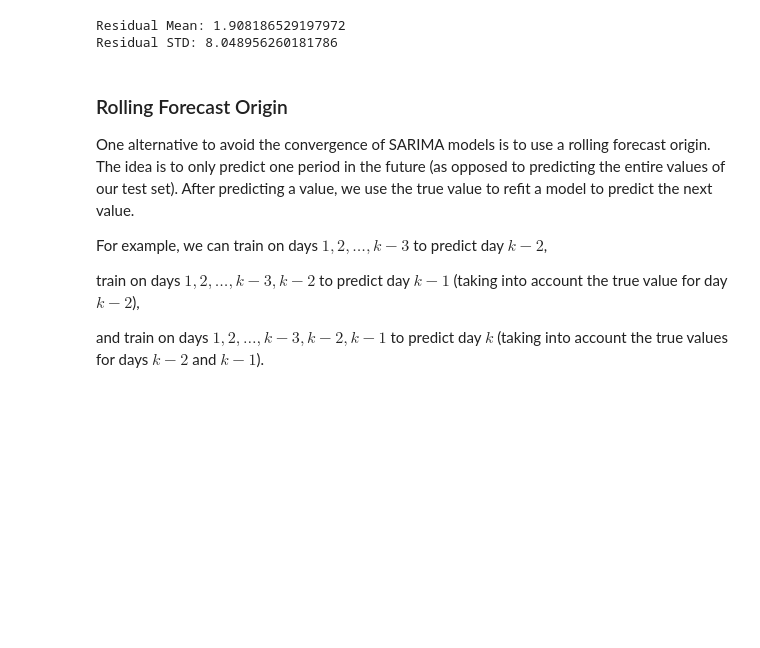
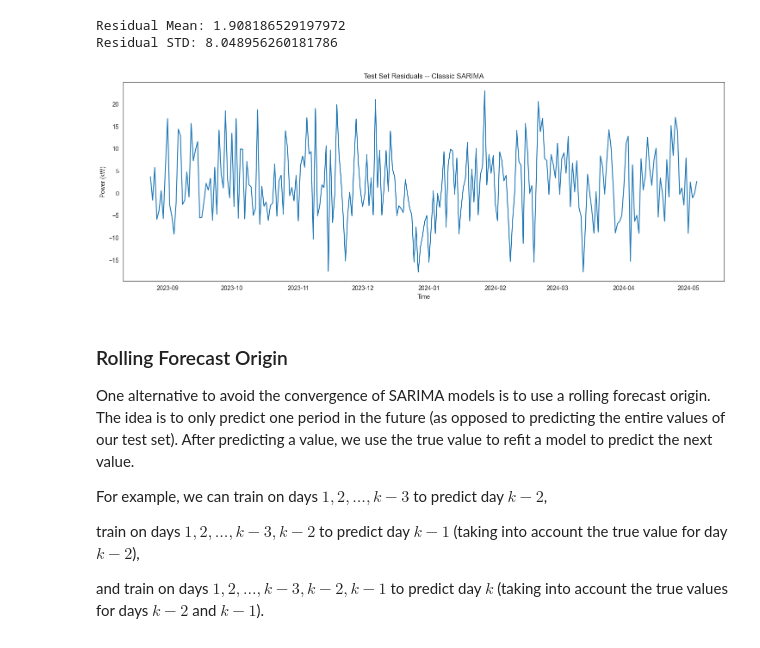
Before and after one commit to winston-edwin-chiong/power-prediction, a Jupyter notebook: notebooks/ARIMA-demand-forecast.ipynb, the cells around one changed output. Saved outputs shown, nothing was run; the diff lists cells and outputs as text; code cells hidden in the pictures; blank space fills up the shorter version.

```diff
--- a/notebooks/ARIMA-demand-forecast.ipynb
+++ b/notebooks/ARIMA-demand-forecast.ipynb
@@ -380,6 +413,15 @@ print("Residual STD:", np.std(residuals_df_ts))
 # %% [output]
 Residual Mean: 1.908186529197972
 Residual STD: 8.048956260181786
+# %%
+plt.figure(figsize=(18, 6))
+sns.lineplot(x=residuals_df_ts.index, y=residuals_df_ts)
+plt.title("Test Set Residuals -- Classic SARIMA")
+plt.xlabel("Time")
+plt.ylabel("Power (kW)")
+plt.show()
+# %% [output]
+[figure, added]
 # %% [markdown]
 ### Rolling Forecast Origin
 
```
Also changed, not shown: parts of 7 cells of this notebook, 2 other files.
